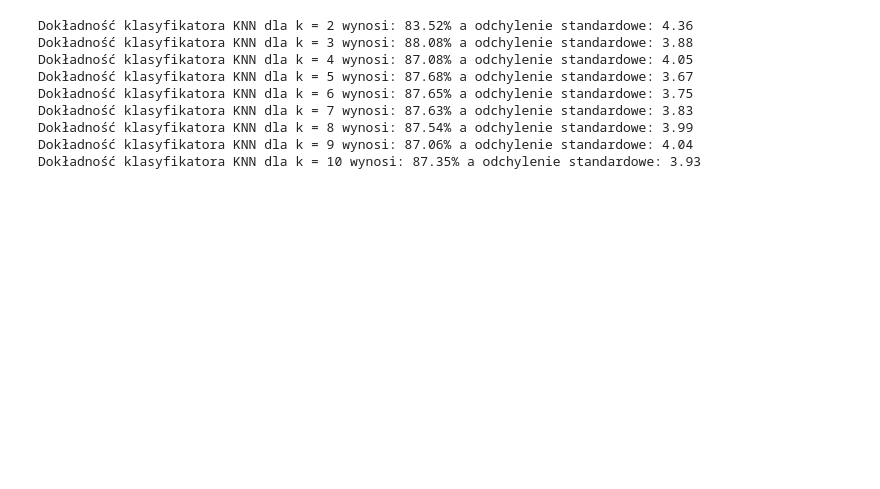
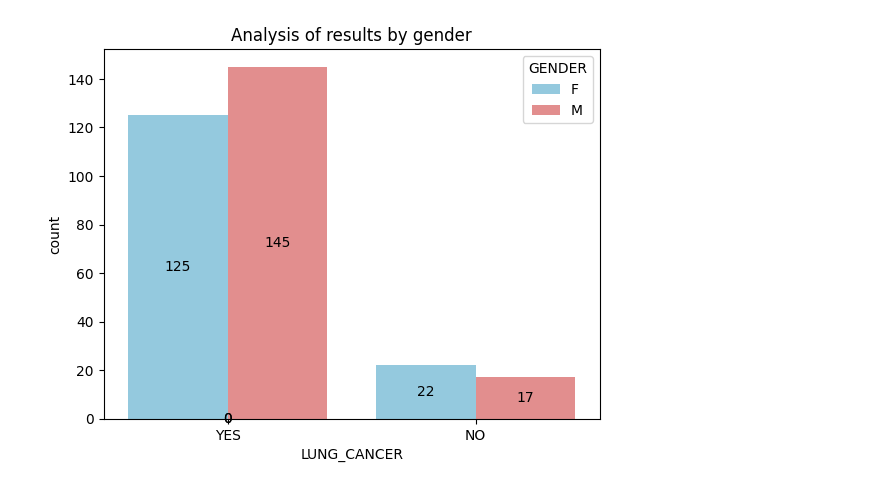
Before and after one commit to Gipsonek123/lung-cancer-prediction-v2, a Jupyter notebook: Project2.ipynb, the cells around one changed output. Saved outputs shown, nothing was run; the diff lists cells and outputs as text; code cells hidden in the pictures; blank space fills up the shorter version.

```diff
--- a/Project2.ipynb
+++ b/Project2.ipynb
@@ -81,14 +63,16 @@ def NaiveBayes(data):
 # %%
-for i in range(2, 11):
-    KNN(data, i)
+# TWORZENIE WYKRESU OSÓB CHORYCH I ZDROWYCH Z PODZIAŁEM NA PŁCIE
+ax = sns.countplot(data=data, x='LUNG_CANCER', palette=['#87CEEB', '#F08080'], hue='GENDER')
+ax.set_title("Analysis of results by gender")
+
+# dodawanie wartości liczbowych na słupkach
+for p in ax.patches:
+    height = p.get_height()
+    ax.annotate(f'{int(height)}',
+                xy=(p.get_x() + p.get_width() / 2., height / 2),
+                ha='center', va='center')
+
+plt.show()
 # %% [output]
-Dokładność klasyfikatora KNN dla k = 2 wynosi: 83.52% a odchylenie standardowe: 4.36
-Dokładność klasyfikatora KNN dla k = 3 wynosi: 88.08% a odchylenie standardowe: 3.88
-Dokładność klasyfikatora KNN dla k = 4 wynosi: 87.08% a odchylenie standardowe: 4.05
-Dokładność klasyfikatora KNN dla k = 5 wynosi: 87.68% a odchylenie standardowe: 3.67
-Dokładność klasyfikatora KNN dla k = 6 wynosi: 87.65% a odchylenie standardowe: 3.75
-Dokładność klasyfikatora KNN dla k = 7 wynosi: 87.63% a odchylenie standardowe: 3.83
-Dokładność klasyfikatora KNN dla k = 8 wynosi: 87.54% a odchylenie standardowe: 3.99
-Dokładność klasyfikatora KNN dla k = 9 wynosi: 87.06% a odchylenie standardowe: 4.04
-Dokładność klasyfikatora KNN dla k = 10 wynosi: 87.35% a odchylenie standardowe: 3.93
+[figure, added]
 # %%
```
Also changed, not shown: parts of 34 cells of this notebook, 6 other files.
